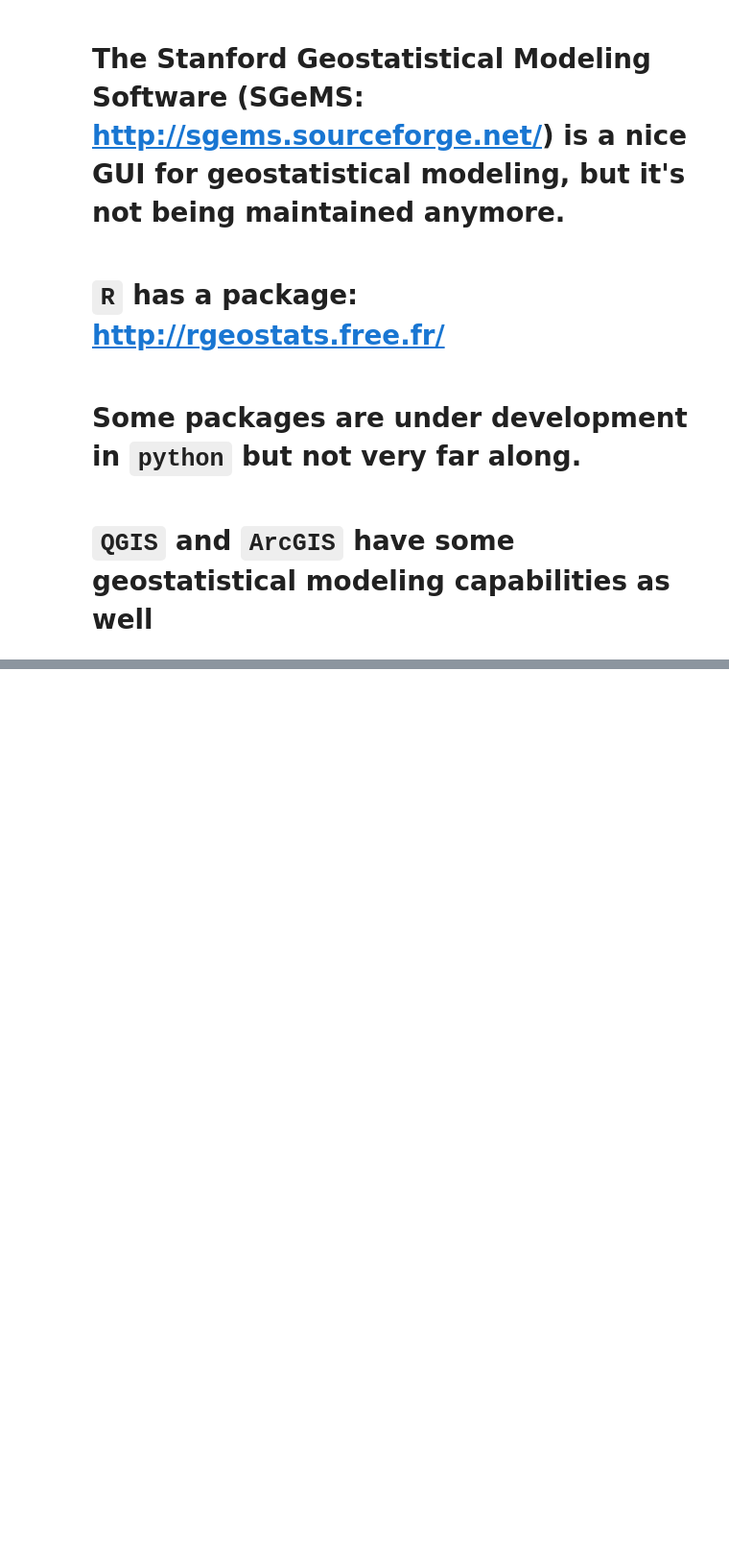
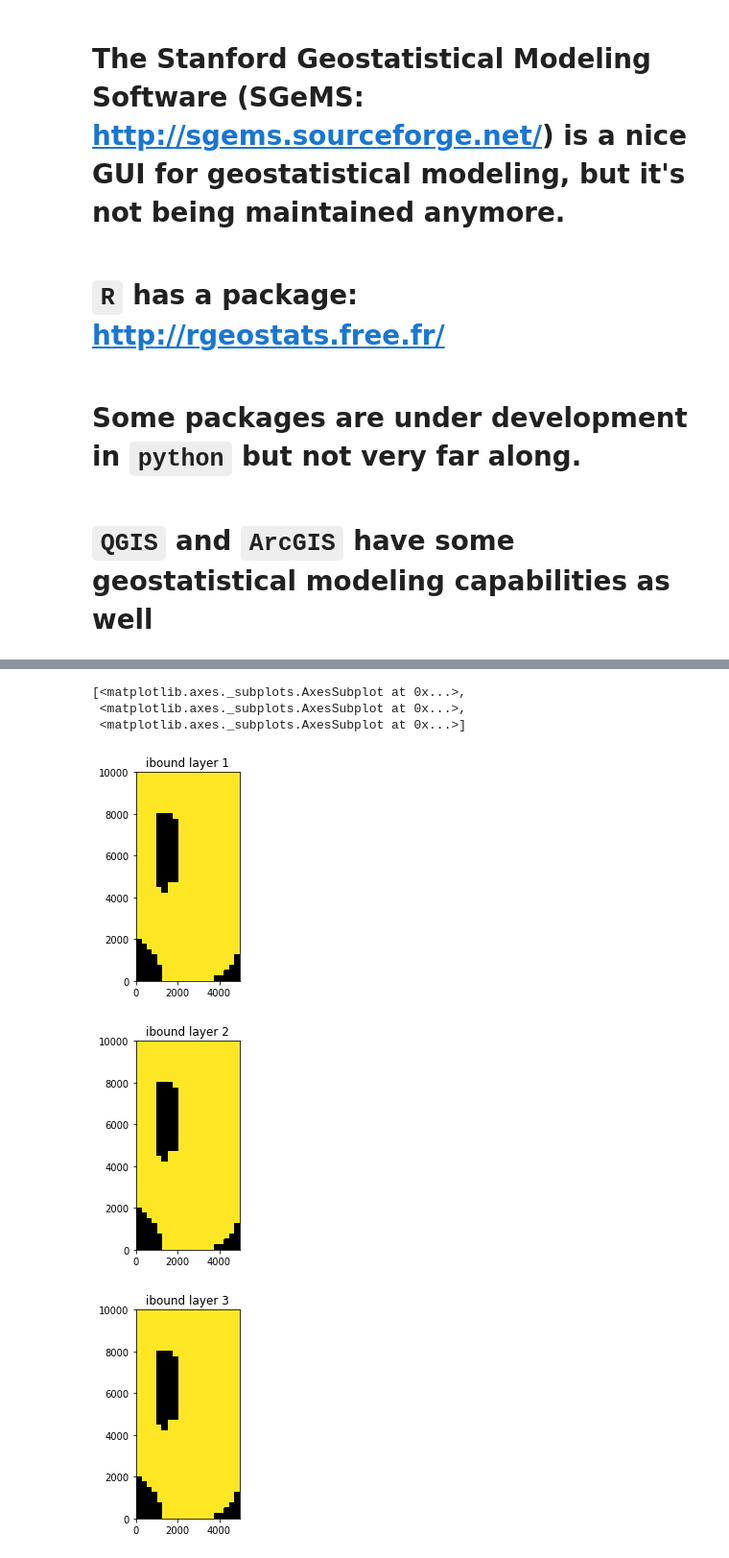
Before and after one commit to mnfienen/GW1876, a Jupyter notebook: activities_stpete/notebooks/geostatistics_introduction.ipynb, the cells around one changed output, grey strips where cells are left out. Shown at 96% size. Drawn from its saved outputs; the diff is of its cells as text; code cells hidden in the pictures; blank space fills up the shorter version.

```diff
--- a/activities_stpete/notebooks/geostatistics_introduction.ipynb
+++ b/activities_stpete/notebooks/geostatistics_introduction.ipynb
@@ -303,0 +309,3 @@ plt.imshow(ss.draw_arrays()[0])
+# %%
+t_d = "template_history"
+m = flopy.modflow.Modflow.load("freyberg.nam",model_ws=t_d,check=False,forgive=False)
@@ -303,0 +320,9 @@ plt.imshow(ss.draw_arrays()[0])
+# %%
+m.bas6.ibound.plot()
+# %% [output]
+[<matplotlib.axes._subplots.AxesSubplot at 0x...>,
+ <matplotlib.axes._subplots.AxesSubplot at 0x...>,
+ <matplotlib.axes._subplots.AxesSubplot at 0x...>]
+[figure, added]
+[figure, added]
+[figure, added]
```
Also changed, not shown: parts of 27 cells of this notebook.
